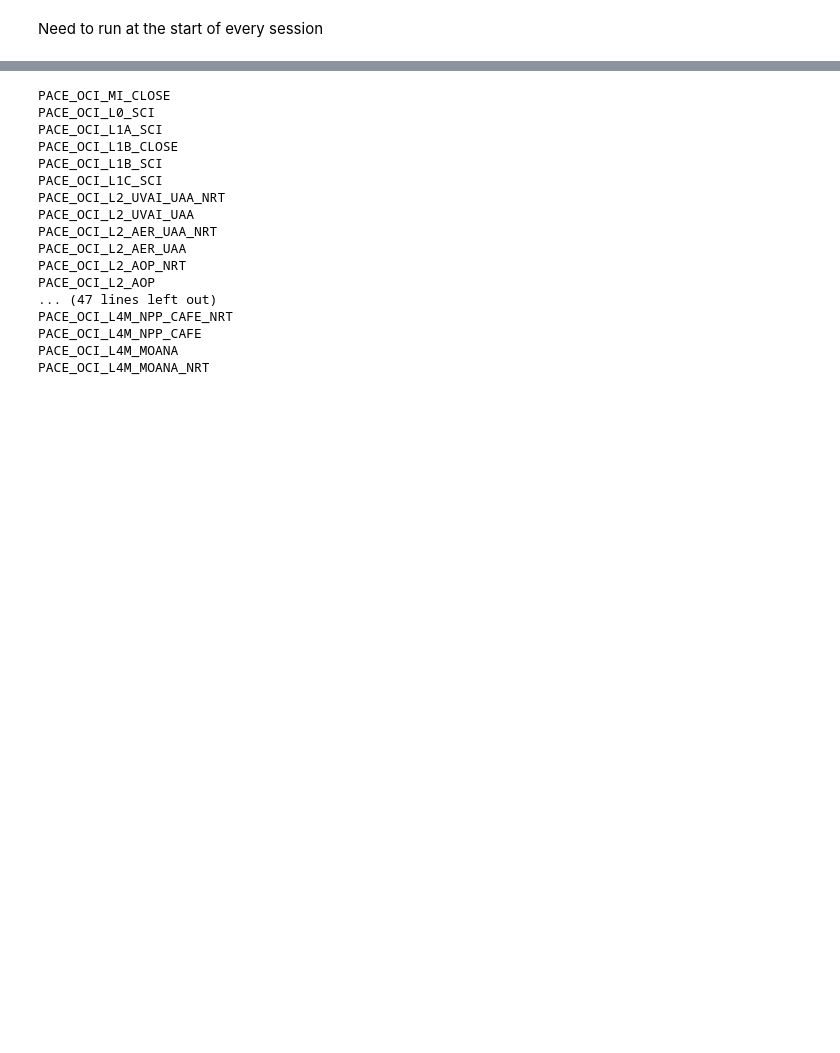
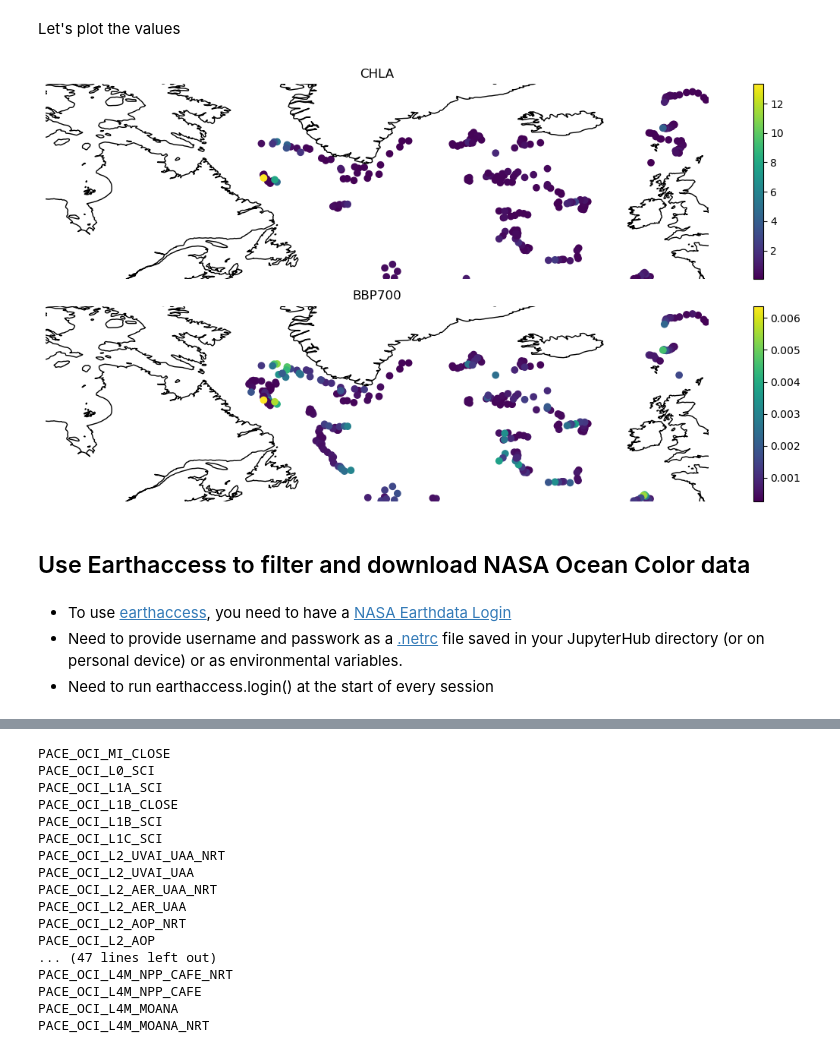
Before and after one commit to ellenrpark/gobgc26_example, a Jupyter notebook: tutorial-remote-sensing.ipynb, the cells around one changed output, grey strips where cells are left out. Cells and saved outputs as stored; diff of their text form; code cells hidden in the pictures; blank space fills up the shorter version.

```diff
--- a/tutorial-remote-sensing.ipynb
+++ b/tutorial-remote-sensing.ipynb
@@ -17,0 +49,15 @@ lon1 = 0
+# %%
+variable_list = ['BBP700','BBP700_QC',  'CHLA','CHLA_QC',
+                 'CYCLE_NUMBER',
+                 'DOXY','DOXY_QC',
+                 'JULD','LATITUDE','LONGITUDE',
+                 'PLATFORM_NUMBER','PRES',
+                 'PSAL','PSAL_QC',
+                 'TEMP', 'TEMP_QC',]
+
+surface_float = df.loc[:, variable_list].groupby(by = ['PLATFORM_NUMBER','CYCLE_NUMBER']).median()
+# %%
+# Get all non-NA surface bbp and chla
+float_data = surface_float.loc[(surface_float.loc[:,'BBP700'].isna() == False) | \
+    (surface_float.loc[:,'CHLA'].isna() == False),:]
+float_data
@@ -18,3 +79,34 @@ lon1 = 0
+# %% [markdown]
+Let's plot the values
+# %%
+proj = cartopy.crs.PlateCarree()
+fig = plt.figure(figsize=(12, 6), )
+rr = 2; cc = 1
+
+for pi, param in enumerate(['CHLA','BBP700']):
+
+    ax = fig.add_subplot(rr, cc, int(pi+1), projection=proj, frameon=False)
+
+    pcm = ax.scatter(float_data.loc[:,'LONGITUDE'], float_data.loc[:,'LATITUDE'],
+                c = float_data.loc[:,param])
+    cbar = fig.colorbar(pcm, ax=ax)
+
+    ax.add_feature(cartopy.feature.COASTLINE)
+
+    ax.set_extent([lon0,lon1, lat0,lat1], crs = proj)
+    ax.set_xlabel('Longitude')
+    ax.set_ylabel('Latitude')
+
+    ax.set_title(param)
+
+
+fig.tight_layout()
+# %% [output]
+[figure, added]
+# %% [markdown]
+## Use Earthaccess to filter and download NASA Ocean Color data
 # %% [markdown]
-Need to run at the start of every session
+- To use [earthaccess](https://earthaccess.readthedocs.io/en/stable/), you need to have a [NASA Earthdata Login](https://urs.earthdata.nasa.gov/)
+- Need to provide username and passwork as a [.netrc](https://nsidc.org/data/user-resources/help-center/creating-netrc-file-earthdata-login) file saved in your JupyterHub directory (or on personal device) or as environmental variables.
+- Need to run earthaccess.login() at the start of every session
 # %%
```
Also changed, not shown: parts of 35 cells of this notebook, 3 other files.
